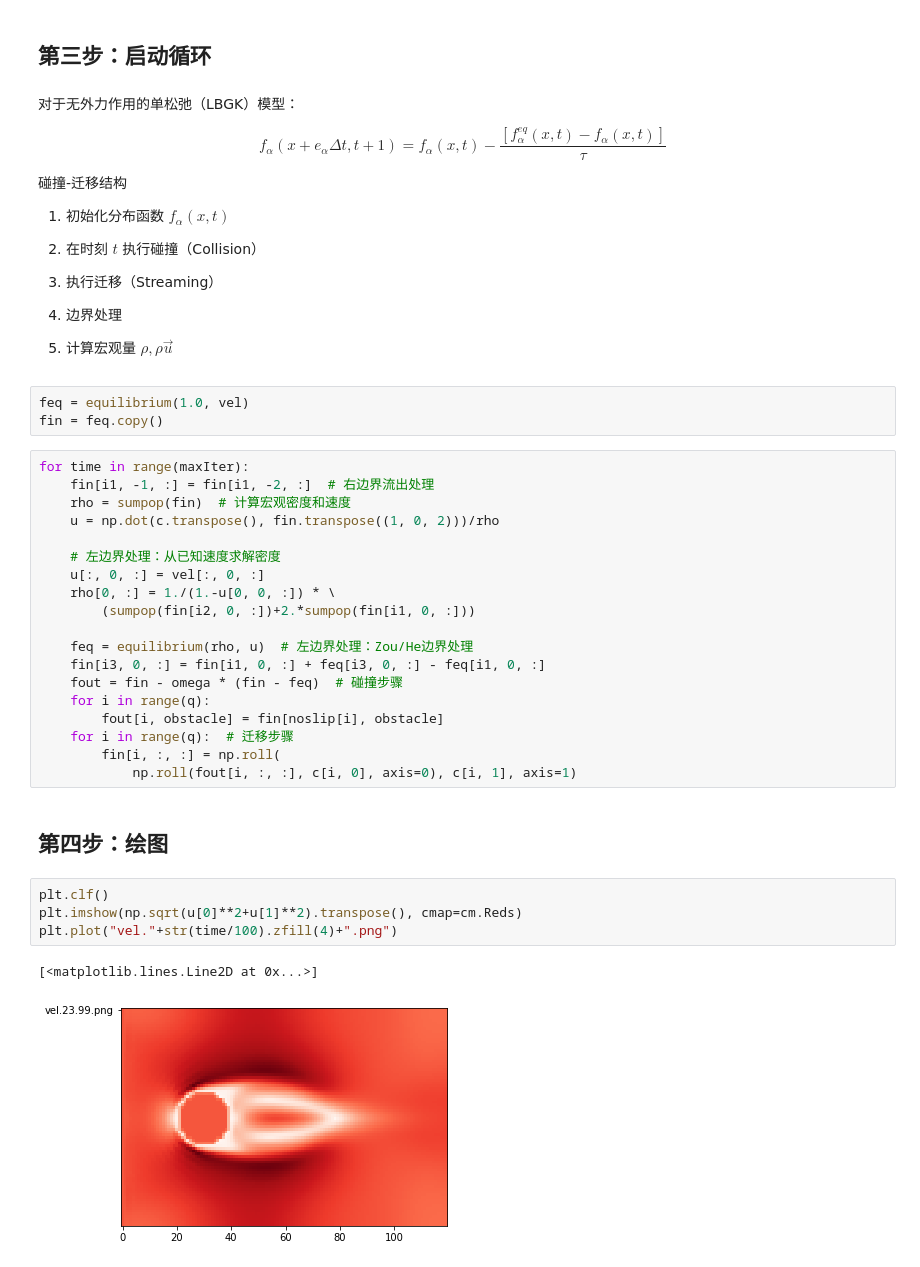
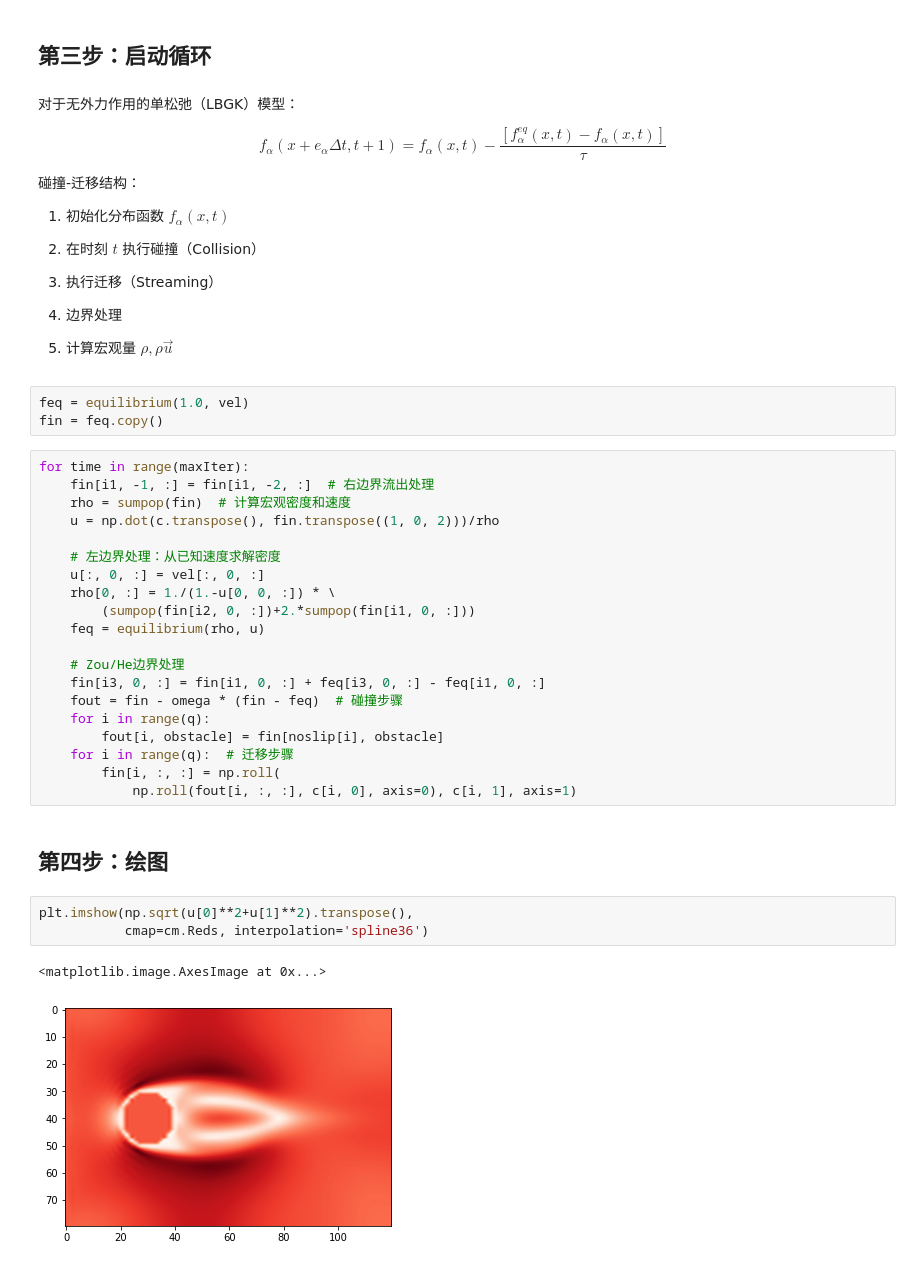
Before and after one commit to zzccchen/review_note, a Jupyter notebook: 数值模拟/Q7_LBflowsBGK/Q7_LBflowsBGK.ipynb, the cells around one changed output. Drawn from its saved outputs; the diff is of its cells as text.

```diff
--- a/数值模拟/Q7_LBflowsBGK/Q7_LBflowsBGK.ipynb
+++ b/数值模拟/Q7_LBflowsBGK/Q7_LBflowsBGK.ipynb
@@ -170,7 +170,7 @@ def sumpop(fin):
 
 $$f_\alpha(x+e_\alpha\Delta t,t+1)=f_\alpha(x,t)-\frac{[f_\alpha^{eq}(x,t)-f_\alpha(x,t)]}{\tau}$$
 
-碰撞-迁移结构
+碰撞-迁移结构：
 
 1. 初始化分布函数 $f_\alpha(x,t)$
 
@@ -194,8 +194,9 @@ for time in range(maxIter):
     u[:, 0, :] = vel[:, 0, :]
     rho[0, :] = 1./(1.-u[0, 0, :]) * \
         (sumpop(fin[i2, 0, :])+2.*sumpop(fin[i1, 0, :]))
+    feq = equilibrium(rho, u)
 
-    feq = equilibrium(rho, u)  # 左边界处理：Zou/He边界处理
+    # Zou/He边界处理
     fin[i3, 0, :] = fin[i1, 0, :] + feq[i3, 0, :] - feq[i1, 0, :]
     fout = fin - omega * (fin - feq)  # 碰撞步骤
     for i in range(q):
@@ -206,9 +207,8 @@ for time in range(maxIter):
 # %% [markdown]
 ## 第四步：绘图
 # %%
-plt.clf()
-plt.imshow(np.sqrt(u[0]**2+u[1]**2).transpose(), cmap=cm.Reds)
-plt.plot("vel."+str(time/100).zfill(4)+".png")
+plt.imshow(np.sqrt(u[0]**2+u[1]**2).transpose(),
+           cmap=cm.Reds, interpolation='spline36')
 # %% [output]
-[<matplotlib.lines.Line2D at 0x...>]
+<matplotlib.image.AxesImage at 0x...>
-[figure, old version]
+[figure, new version]
```
Also changed, not shown: parts of 3 cells of this notebook, 34 other files.
